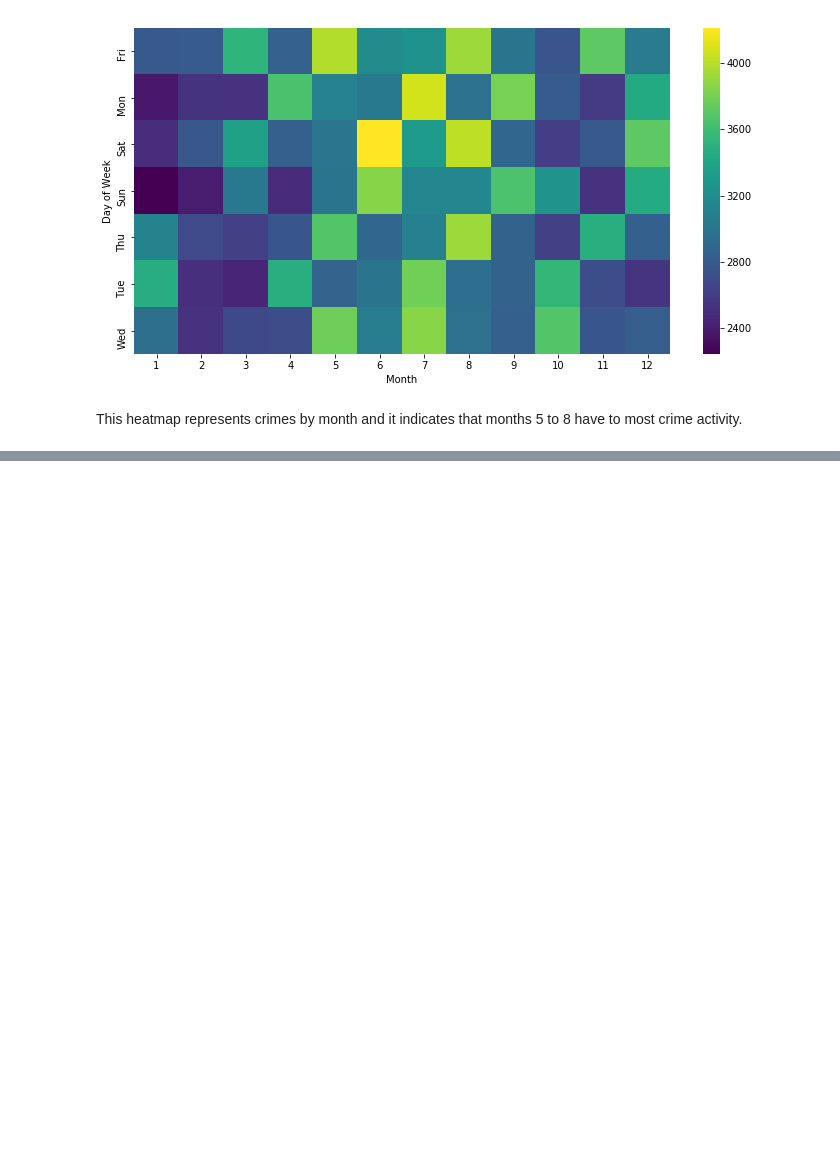
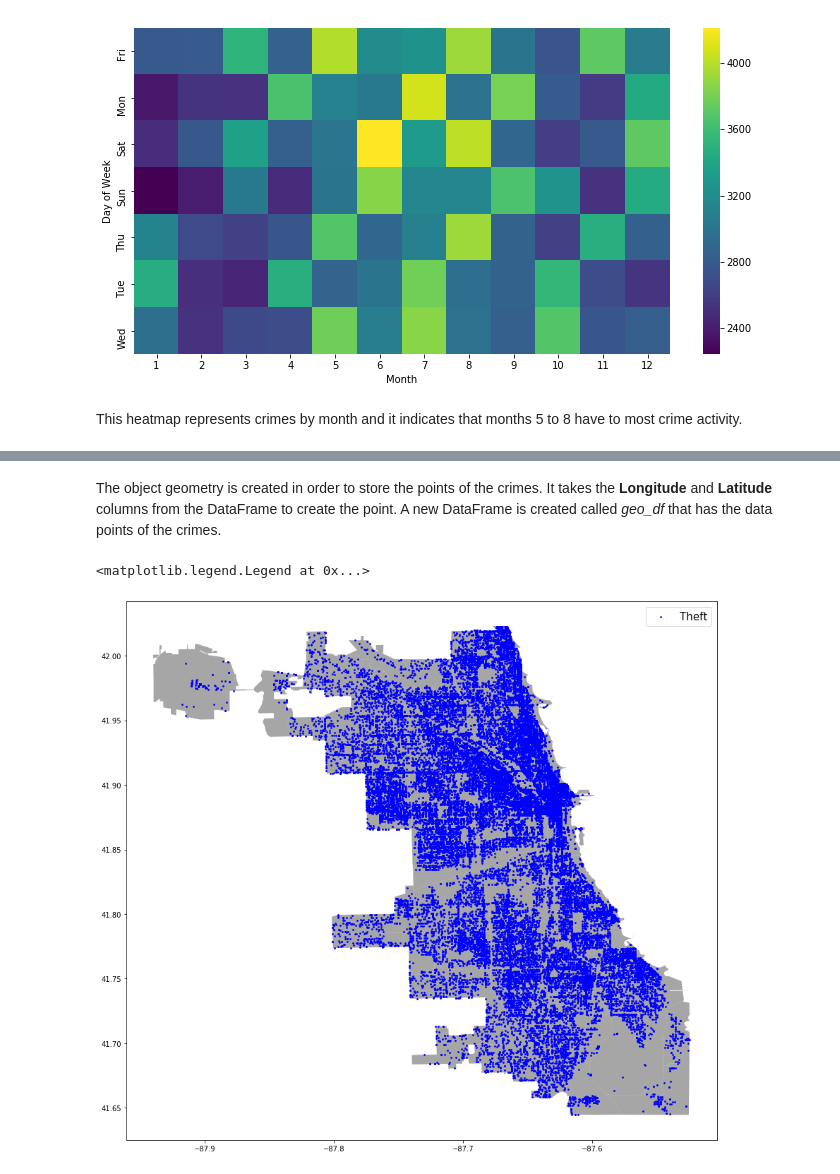
Before and after one commit to shakhuss/Chicago-Crime-Analysis, a Jupyter notebook: Chicago Crime Analysis.ipynb, the cells around one changed output, grey strips where cells are left out. Cells and saved outputs as stored; diff of their text form; code cells hidden in the pictures; blank space fills up the shorter version.

```diff
--- a/Chicago Crime Analysis.ipynb
+++ b/Chicago Crime Analysis.ipynb
@@ -243,0 +261,16 @@ This heatmap represents crimes by month and it indicates that months 5 to 8 have
+# %%
+df = pd.read_csv('ChicagoCrime.csv')
+crs = {'init': 'epsg:4326'}
+# %%
+geometry = [Point(xy) for xy in zip(df["LONGITUDE"], df["LATITUDE"])]
+geo_df = gpd.GeoDataFrame(df, crs = crs, geometry = geometry)
+# %% [markdown]
+The object geometry is created in order to store the points of the crimes. It takes the **Longitude** and **Latitude** columns from the DataFrame to create the point. A new DataFrame is created called *geo_df* that has the data points of the crimes.
+# %%
+fig,ax = plt.subplots(figsize=(15,15))
+chicago_map.plot(ax = ax, alpha = 0.7, color = "grey")
+geo_df[geo_df[' PRIMARY DESCRIPTION'] ==  'THEFT'].plot(ax = ax, markersize = 3, color = "blue", marker = "o", label = "Theft")
+plt.legend(prop={'size': 15})
+# %% [output]
+<matplotlib.legend.Legend at 0x...>
+[figure, added]
```
Also changed, not shown: parts of 15 cells of this notebook.
